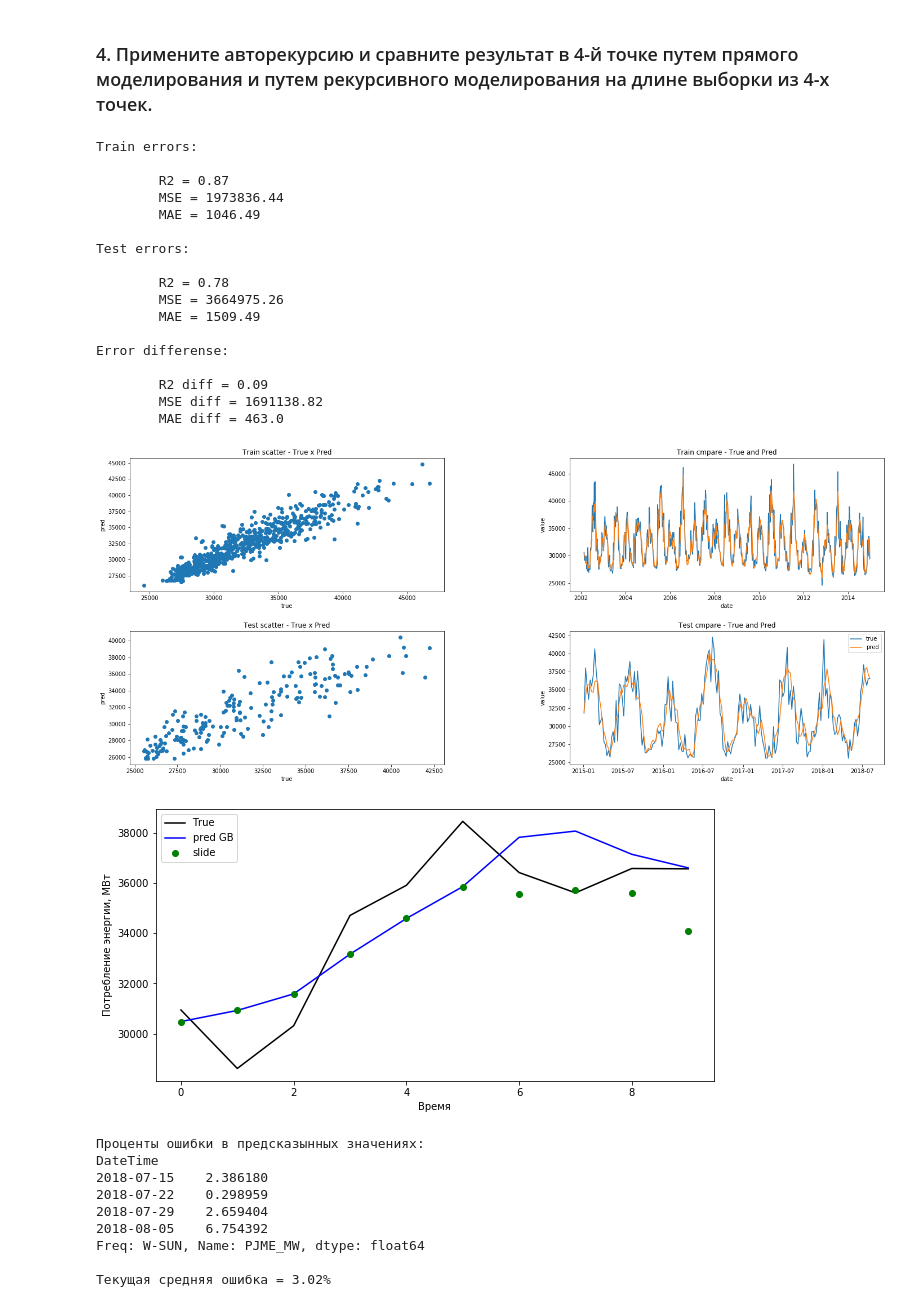
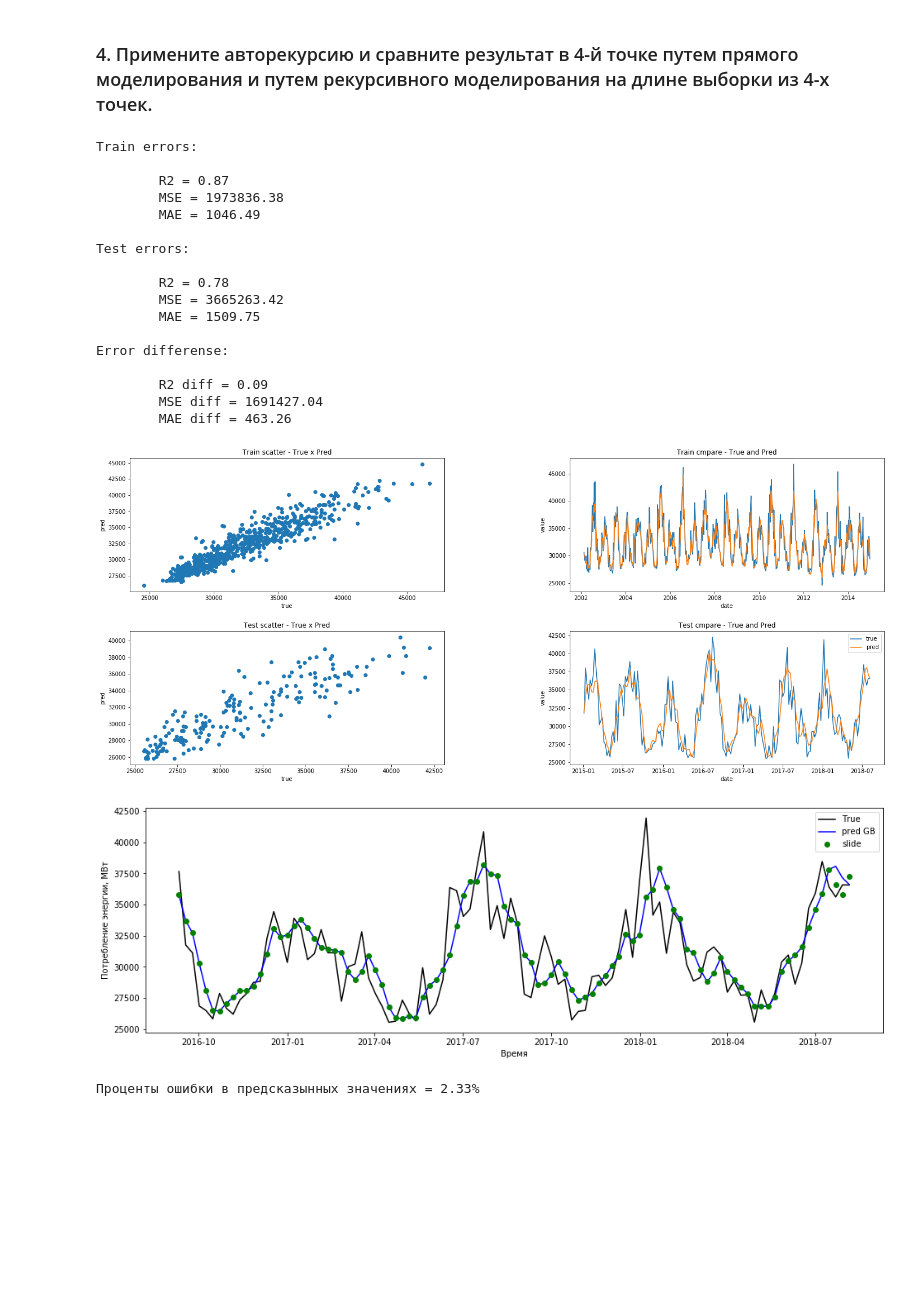
Before and after one commit to Yegor9151/Machine_learning_in_business, a Jupyter notebook: lesson4. time series part 4/lesson4 time series part 4.ipynb, the cells around one changed output. Drawn from its saved outputs; the diff is of its cells as text; code cells hidden in the pictures; blank space fills up the shorter version.

```diff
--- a/lesson4. time series part 4/lesson4 time series part 4.ipynb
+++ b/lesson4. time series part 4/lesson4 time series part 4.ipynb
@@ -51,7 +51,7 @@ PATH_TO_FILE = 'my_PJME_MW.csv'
 df = pd.read_csv(PATH_TO_FILE) # read scv file
 df['DateTime'] = (df['Date'] + ' ' + df['Time']).astype('datetime64') # concat and retype Date and Time
 df = df.set_index('DateTime')      # set DateTime in index
-df = reduction_memory(df)          # reduсe size
+# df = reduction_memory(df)          # reduсe size
 df_week = df.resample('W').mean()  # resample in weekly data
 df_week[:2]
 # %% [output]
@@ -141,3 +141,12 @@ ma.L2.PJME_MW     0.9847      0.025     39.868      0.000       0.936       1.03
 =================================================================================
 [figure]
+# %%
+def mean_absolute_percentage_error(y_true, y_pred):
+    y_true, y_pred = np.array(y_true), np.array(y_pred)
+
+    result = np.mean(np.abs((y_true - y_pred) / y_true)) * 100
+
+    return round(result, 2)
+
+mape = mean_absolute_percentage_error
 # %%
@@ -288,19 +287,19 @@ evaluate_pred(train_true=y_train, train_pred=y_train_pred,
 Train errors:
 
         R2 = 0.87
-        MSE = 1973836.44
+        MSE = 1973836.38
         MAE = 1046.49
 
 Test errors:
 
         R2 = 0.78
-        MSE = 3664975.26
-        MAE = 1509.49
+        MSE = 3665263.42
+        MAE = 1509.75
 
 Error differense:
 
         R2 diff = 0.09
-        MSE diff = 1691138.82
-        MAE diff = 463.0
+        MSE diff = 1691427.04
+        MAE diff = 463.26
 [figure]
 # %%
@@ -326,32 +338,12 @@ for i in range(h, 0, -1):
-# %%
-plt.figure( figsize=(10, 5))
-
-plt.plot(y_test.values[-10:], c='black', label='True')
-plt.plot(y_test_pred[-10:], 'b', label='pred GB')
-plt.plot(y_pred_с[-10:], 'og', label='slide')
-
-plt.xlabel('Время')
-plt.ylabel('Потребление энергии, МВт')
-
-plt.legend()
-plt.show()
-# %% [output]
-[figure, removed]
-# %%
-err_slide = ((100 - (y_pred_с[-4:] / y_test_4)*100)**2)**(1/2)
-mean_err_slide = round(err_slide.mean(), 2)
-
-print(f'Проценты ошибки в предсказынных значениях:\n{err_slide}\n\n',
-      f'Текущая средняя ошибка = {mean_err_slide}%',
-      sep='')
-# %% [output]
-Проценты ошибки в предсказынных значениях:
-DateTime
-2018-07-15    2.386180
-2018-07-22    0.298959
-2018-07-29    2.659404
-2018-08-05    6.754392
-Freq: W-SUN, Name: PJME_MW, dtype: float64
-
-Текущая средняя ошибка = 3.02%
+# %%
+h = 4
+
+y_pred_c = recursion_model(X=X_test, y=y_test_pred, p=h)
+
+err_rec = mape(y_test_pred[-h:], y_pred_c[-h:])
+
+print(f'Проценты ошибки в предсказынных значениях = {err_rec}%')
+# %% [output]
+[figure, added]
+Проценты ошибки в предсказынных значениях = 2.33%
 # %%
```
Also changed, not shown: parts of 11 cells of this notebook.
